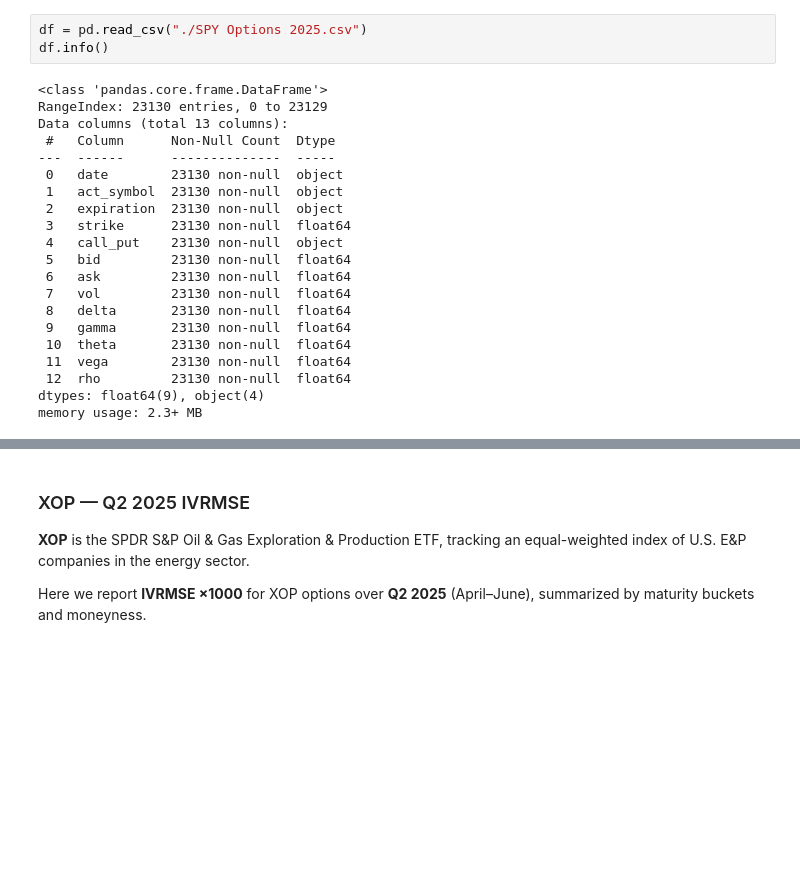
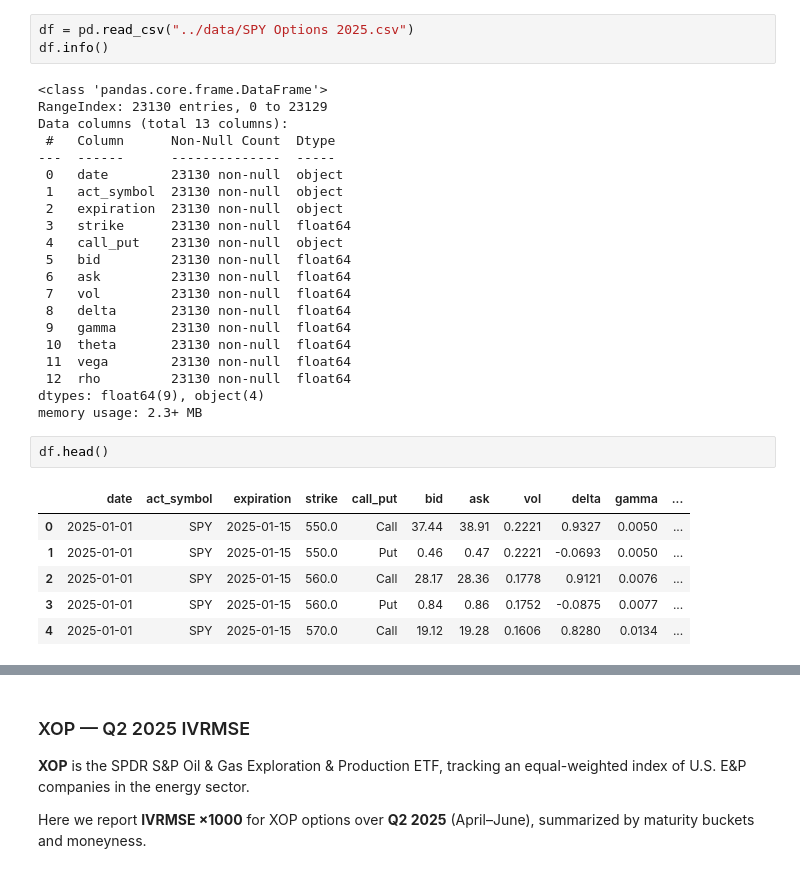
Before and after one commit to owen8877/RLOP, a Jupyter notebook: playground/options pricing baselines.ipynb, the cells around one changed output, grey strips where cells are left out. Drawn from its saved outputs; the diff is of its cells as text; blank space fills up the shorter version.

```diff
--- a/playground/options pricing baselines.ipynb
+++ b/playground/options pricing baselines.ipynb
@@ -1176,7 +1236,7 @@ SPY is the SPDR S&P 500 ETF Trust, a widely traded ETF that tracks the S&P 500 i
 
 Here we report **IVRMSE ×1000** for SPY options over **Q2 2025** (April–June), summarized by maturity buckets and moneyness.
 # %%
-df = pd.read_csv("./SPY Options 2025.csv")
+df = pd.read_csv("../data/SPY Options 2025.csv")
 df.info()
 # %% [output]
 <class 'pandas.core.frame.DataFrame'>
@@ -1199,6 +1259,15 @@ Data columns (total 13 columns):
  12  rho         23130 non-null  float64
 dtypes: float64(9), object(4)
 memory usage: 2.3+ MB
+# %%
+df.head()
+# %% [output]
+|  | date | act_symbol | expiration | strike | call_put | bid | ask | vol | delta | gamma | ... |
+| 0 | 2025-01-01 | SPY | 2025-01-15 | 550.0 | Call | 37.44 | 38.91 | 0.2221 | 0.9327 | 0.0050 | ... |
+| 1 | 2025-01-01 | SPY | 2025-01-15 | 550.0 | Put | 0.46 | 0.47 | 0.2221 | -0.0693 | 0.0050 | ... |
+| 2 | 2025-01-01 | SPY | 2025-01-15 | 560.0 | Call | 28.17 | 28.36 | 0.1778 | 0.9121 | 0.0076 | ... |
+| 3 | 2025-01-01 | SPY | 2025-01-15 | 560.0 | Put | 0.84 | 0.86 | 0.1752 | -0.0875 | 0.0077 | ... |
+| 4 | 2025-01-01 | SPY | 2025-01-15 | 570.0 | Call | 19.12 | 19.28 | 0.1606 | 0.8280 | 0.0134 | ... |
 # %%
 res = summarize_symbol_period_ivrmse(
     df_all=df,
```
Also changed, not shown: parts of 2 cells of this notebook, 9 other files.
